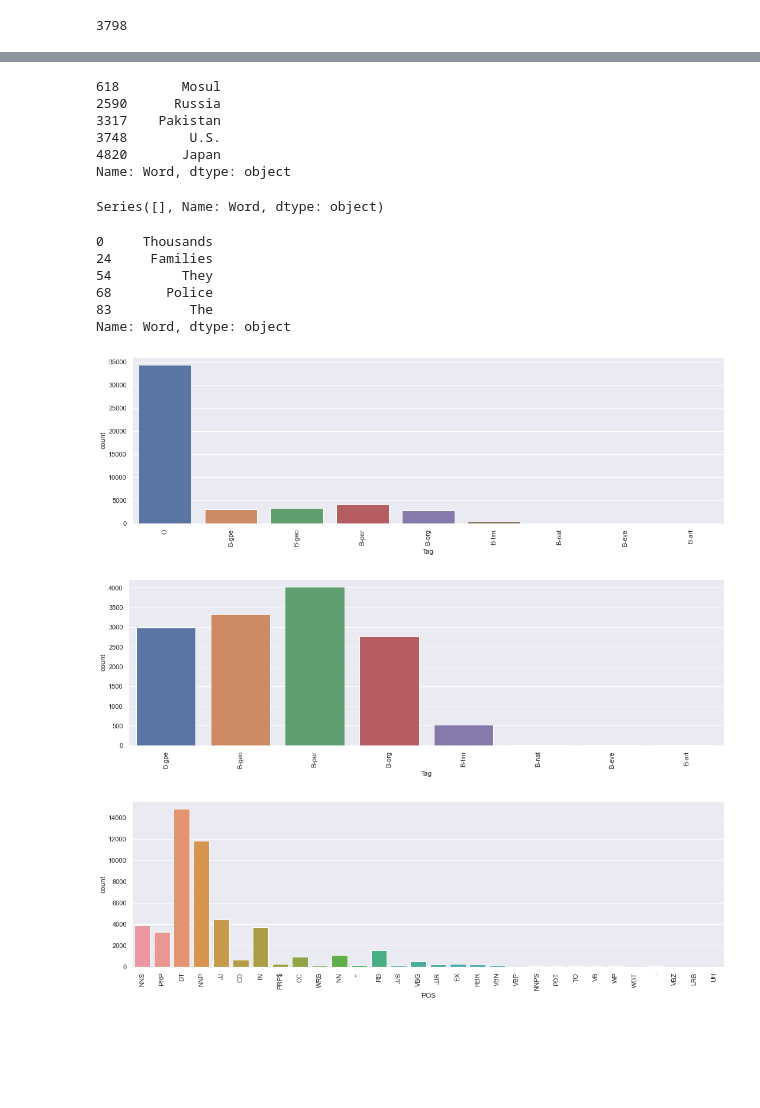
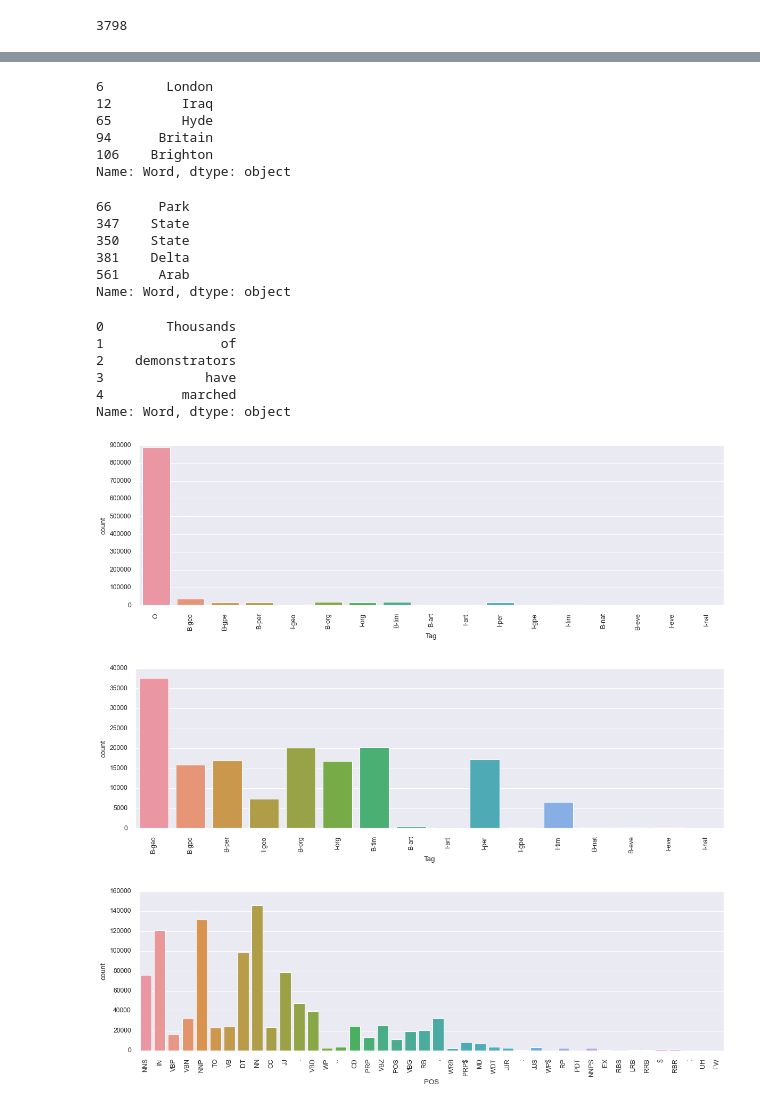
Before and after one commit to Hanley-ABC/MachineLearning, a Jupyter notebook: code/CRF/CRF_NER.ipynb, the cells around one changed output, grey strips where cells are left out. Drawn from its saved outputs; the diff is of its cells as text; code cells hidden in the pictures; blank space fills up the shorter version.

```diff
--- a/code/CRF/CRF_NER.ipynb
+++ b/code/CRF/CRF_NER.ipynb
@@ -71,3 +75,5 @@ data.head()
 | 54 | Sentence: 3 | They | PRP | O |
 | 68 | Sentence: 4 | Police | NNS | O |
 | 83 | Sentence: 5 | The | DT | O |
+# %%
+df.fillna(method='ffill', inplace=True)
@@ -107,5 +135,5 @@ import matplotlib.pyplot as plt
 # %%
-plt.style.use('ggplot')
-plt.hist([len(s) for s in sentences], bins=50)
+plt.style.use('seaborn')
+plt.hist([len(s) for s in sentences], bins=120)
 plt.show()
 # %% [output]
@@ -144,22 +182,27 @@ Series([], Name: Word, dtype: object)
 # %%
-data.loc[data['Tag'] == 'B-geo', 'Word'].head()
+df.loc[df['Tag'] == 'B-geo', 'Word'].head()
 # %% [output]
-618        Mosul
-2590      Russia
-3317    Pakistan
-3748        U.S.
-4820       Japan
+6        London
+12         Iraq
+65         Hyde
+94      Britain
+106    Brighton
 Name: Word, dtype: object
 # %%
-data.loc[data['Tag'] == 'I-geo','Word'].head()
+df.loc[df['Tag'] == 'I-geo','Word'].head()
 # %% [output]
-Series([], Name: Word, dtype: object)
+66      Park
+347    State
+350    State
+381    Delta
+561     Arab
+Name: Word, dtype: object
 # %%
-data.loc[data['Tag'] == 'O','Word'].head()
+df.loc[df['Tag'] == 'O','Word'].head()
 # %% [output]
-0     Thousands
-24     Families
-54         They
-68       Police
-83          The
+0        Thousands
+1               of
+2    demonstrators
+3             have
+4          marched
 Name: Word, dtype: object
@@ -166,36 +212,32 @@ Name: Word, dtype: object
 # %%
-# words distribution across Tags
-import seaborn as sns
 sns.set(color_codes = True)
 sns.set(font_scale=1)
 plt.figure(figsize=(15,5))
-ax = sns.countplot('Tag', data=data)
-ax.set_xticklabels(ax.get_xticklabels(), rotation=90, ha='center')
+ax = sns.countplot(x='Tag', data=df)
+ax.set_xticklabels(labels=ax.get_xticklabels(), rotation=90, ha='center')
 plt.tight_layout()
 plt.show()
 # %% [output]
-[figure, old version]
+[figure, new version]
 # %%
 # words distribution across Tags without o tag
-import seaborn as sns
-sns.set(color_codes = True)
-sns.set(font_scale=1)
+sns.set(color_codes = True, font_scale=1)
 plt.figure(figsize=(15,5))
-ax = sns.countplot('Tag', data=data.loc[data['Tag'] != 'O'])
+ax = sns.countplot(data=df[df['Tag'] != 'O'], x='Tag')
 ax.set_xticklabels(ax.get_xticklabels(), rotation=90, ha='center')
 plt.tight_layout()
 plt.show()
 # %% [output]
-[figure, old version]
+[figure, new version]
 # %%
 # words distribution across POS
 plt.figure(figsize=(15,5))
-ax = sns.countplot('POS', data=data, orient='h')
+ax = sns.countplot(x='POS', data=df, orient='h')
 ax.set_xticklabels(ax.get_xticklabels(),rotation=90, ha='center')
 plt.tight_layout()
 plt.show()
 # %% [output]
-[figure, old version]
+[figure, new version]
 # %%
 # simple feature map to feed arrays into the classifier
 import numpy as np
```
Also changed, not shown: parts of 33 cells of this notebook.
